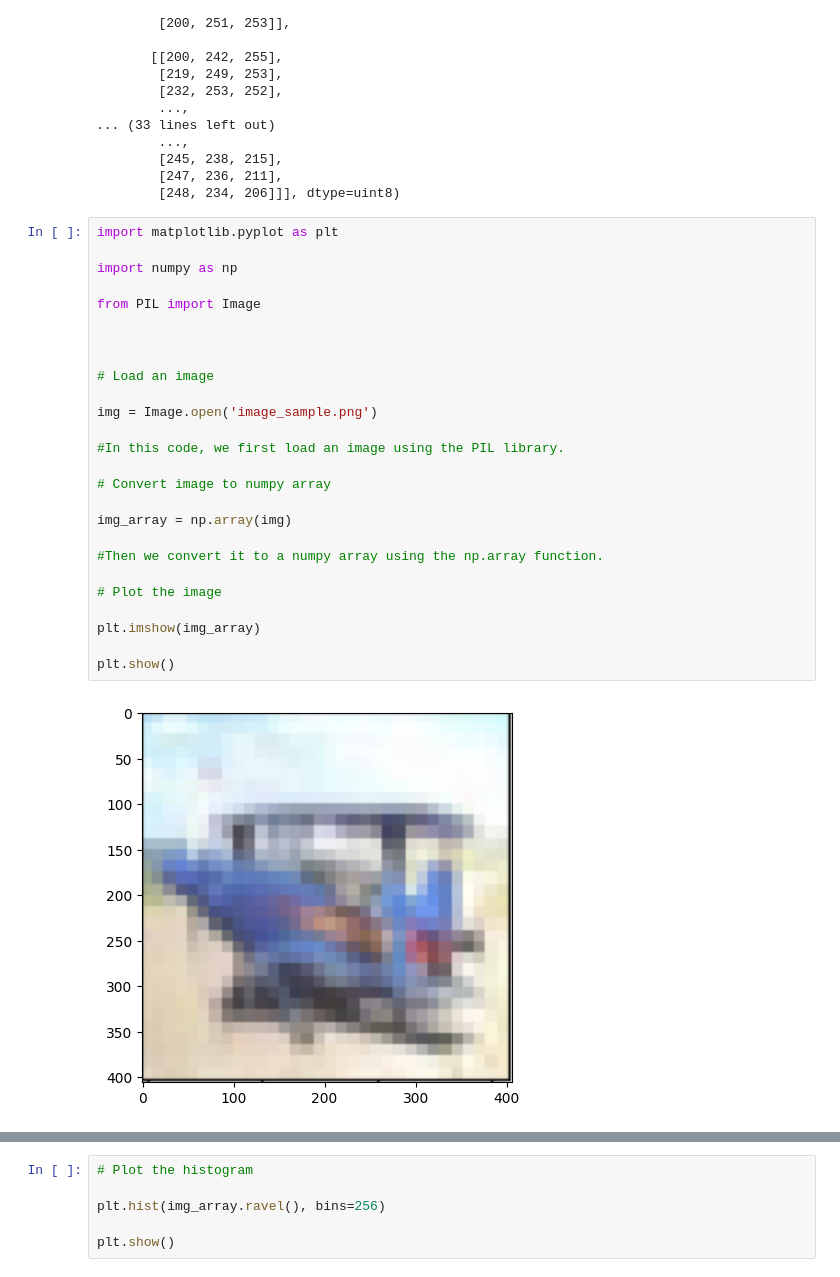
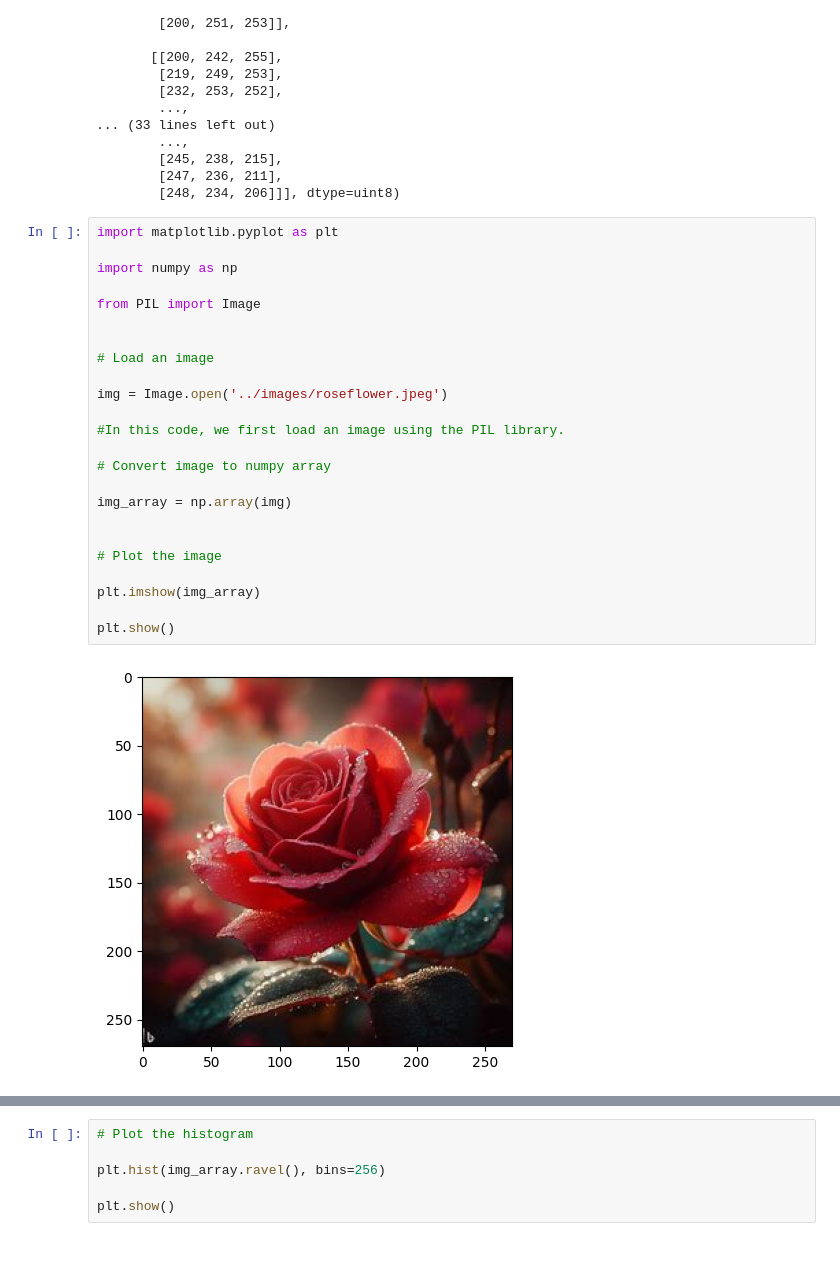
Before and after one commit to PacktPublishing/Data-Labeling-in-Machine-Learning-with-Python, a Jupyter notebook: code/Ch4/ch4_EDA_images.ipynb, the cells around one changed output, grey strips where cells are left out. Drawn from its saved outputs; the diff is of its cells as text.

```diff
--- a/code/Ch4/ch4_EDA_images.ipynb
+++ b/code/Ch4/ch4_EDA_images.ipynb
@@ -312,28 +312,26 @@ array([[[175, 225, 251],
 # %%
 import matplotlib.pyplot as plt
 
 import numpy as np
 
 from PIL import Image
 
 
-
 # Load an image
 
-img = Image.open('image_sample.png')
+img = Image.open('../images/roseflower.jpeg')
 
 #In this code, we first load an image using the PIL library.
 
 # Convert image to numpy array
 
 img_array = np.array(img)
 
-#Then we convert it to a numpy array using the np.array function.
 
 # Plot the image
 
 plt.imshow(img_array)
 
 plt.show()
 # %% [output]
-[figure, old version]
+[figure, new version]
```
Also changed, not shown: parts of 11 cells of this notebook.
